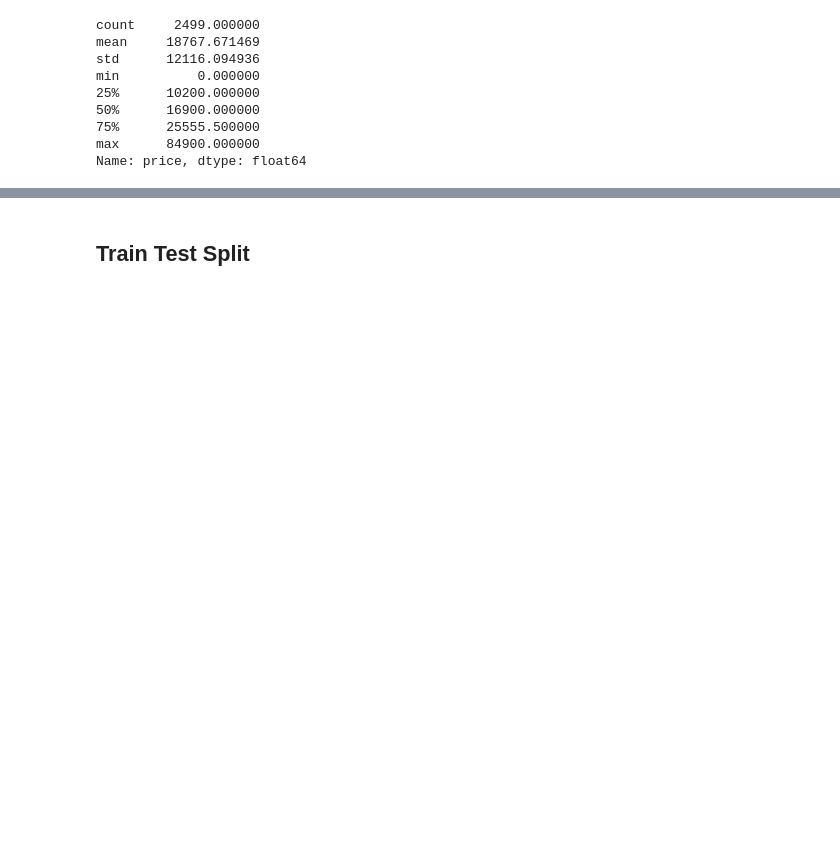
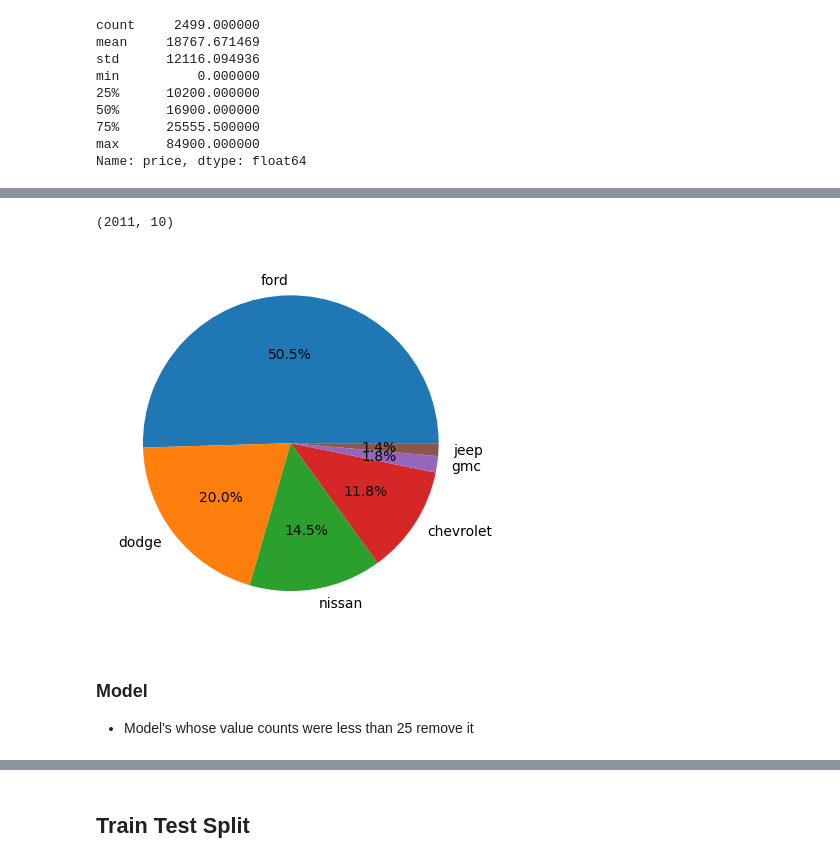
Before and after one commit to AI-ML-DL-EXPERT/Cars-Price-Predictor, a Jupyter notebook: Cars-Price-Predictor.ipynb, the cells around one changed output, grey strips where cells are left out. Cells and saved outputs as stored; diff of their text form; code cells hidden in the pictures; blank space fills up the shorter version.

```diff
--- a/Cars-Price-Predictor.ipynb
+++ b/Cars-Price-Predictor.ipynb
@@ -191,0 +276,4 @@ df[df["price"] > 50000].shape
+# %%
+# Removing all the cars who's price is less than 2000
+
+df = df[df["price"] >= 3000]
@@ -203,0 +305,4 @@ Name: year, dtype: float64
+# %%
+# Removing all the cars who's price is more than 35000
+
+df = df[df["price"] <= 35000]
@@ -203,0 +365,2 @@ Name: year, dtype: float64
+# %%
+lessNumCars = (df["brand"].value_counts()[df["brand"].value_counts() > 25]).index
@@ -203,0 +369,13 @@ Name: year, dtype: float64
+# %%
+df.shape
+# %% [output]
+(2011, 10)
+# %%
+plt.pie(df["brand"].value_counts().values, labels = df["brand"].value_counts().index, autopct = "%0.1f%%")
+plt.show()
+# %% [output]
+[figure, added]
+# %% [markdown]
+### Model
+
+* Model's whose value counts were less than 25 remove it
```
Also changed, not shown: parts of 125 cells of this notebook, 2 other files.
